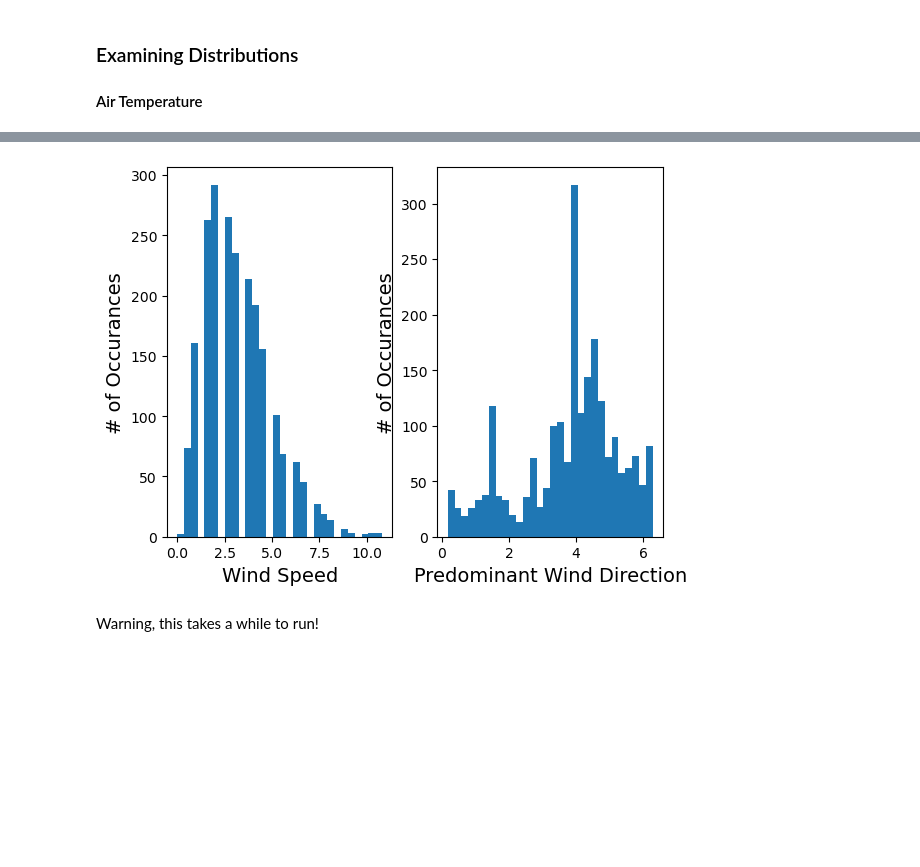
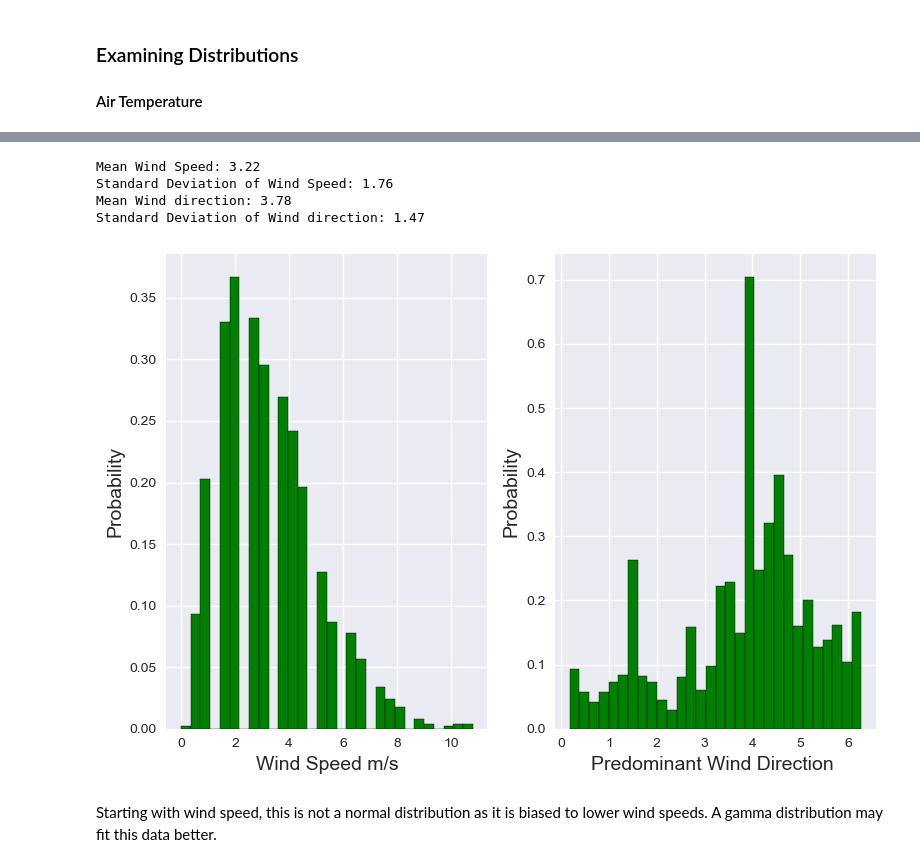
Before and after one commit to DaveAero/Project1, a Jupyter notebook: Untitled.ipynb, the cells around one changed output, grey strips where cells are left out. Drawn from its saved outputs; the diff is of its cells as text; code cells hidden in the pictures; blank space fills up the shorter version.

```diff
--- a/Untitled.ipynb
+++ b/Untitled.ipynb
@@ -128,7 +120,6 @@ data["Air Temperature"] = data["Air Temperature"].apply(float)
 data["Mean Sea Level Pressure"] = data["Mean Sea Level Pressure"].apply(float)
 data["Mean Wind Speed"] = data["Mean Wind Speed"].apply(float)
 data["Predominant Wind Direction"] = data["Predominant Wind Direction"].apply(int)
-data["Relative Humidity"] = data["Relative Humidity"].apply(float)
 
 # Inserting columns for later use
 data.insert(column = 'Absolute Pressure', loc = int(len(data.columns)), value = np.nan)
@@ -136,7 +127,7 @@ data.insert(column = 'datetime', loc = 0, value = pd.to_datetime(data["Date and
 data['month'] = data['datetime'].dt.month
 
 # Removing unused columns
-data = data.drop(columns=["Date and Time", "Rainfall Indicators", "Temperature Indicators", "Wet Bulb Indicators", "Wet Bulb Temperature","Dew Point Temperature", "Vapour Pressure", "Wind Speed Indicators", "Wind Direction Indicators"])
+data = data.drop(columns=["Date and Time", "Rainfall Indicators", "Temperature Indicators", "Relative Humidity", "Wet Bulb Indicators", "Wet Bulb Temperature","Dew Point Temperature", "Vapour Pressure", "Wind Speed Indicators", "Wind Direction Indicators"])
 # %%
 # Converting to the correct units, as defined above
 # Temperature from Celcius to Kelvin
@@ -175,12 +166,20 @@ data.describe()
 
 #### Air Temperature
 # %%
+#setting theme for all graphs
+plt.style.use('seaborn')
+
 # Plotting Air Temperature
-plt.hist(data['Temp Kelvin'], bins=30, ec="k")
+plt.hist(data['Temp Kelvin'], bins=30, ec="k", color = 'g', density = True)
+
+# Adding labels
 plt.xlabel('Air Temperature in Kelvin', fontsize=14)
+plt.ylabel('Probability', fontsize=14)
+plt.title('Air Temperature Probability Distribution')
 
 plt.show()
 
+# Printing  relevent data
 print("Mean Air Temperature: {}".format("%.2f" % np.mean(data['Temp Kelvin'])))
 print("Standard Deviation of Air Temperature: {}".format("%.2f" % np.std(data['Temp Kelvin'])))
 # %% [output]
@@ -264,17 +267,27 @@ Looking at wind speed and direction
 # %%
 # plot:
 plt.subplot(1, 2, 1)
-plt.hist(data['Wind Speed'], bins=30)
-plt.xlabel('Wind Speed', fontsize=14)
-plt.ylabel('# of Occurances', fontsize=14)
+plt.hist(data['Wind Speed'], bins=30, ec="k", color='g', density = True)
+plt.xlabel('Wind Speed m/s', fontsize=14)
+plt.ylabel('Probability', fontsize=14)
+print("Mean Wind Speed: {}".format("%.2f" % np.mean(data['Wind Speed'])))
+print("Standard Deviation of Wind Speed: {}".format("%.2f" % np.std(data['Wind Speed'])))
 
 plt.subplot(1, 2, 2)
-plt.hist(data['Wind direction'], bins=30)
-plt.xlabel('Predominant Wind Direction', fontsize=14)
-plt.ylabel('# of Occurances', fontsize=14)
+plt.hist(data['Wind direction'], bins=30, ec="k", color='g', density = True)
+plt.xlabel('Predominant Wind Direction ', fontsize=14)
+plt.ylabel('Probability', fontsize=14)
+print("Mean Wind direction: {}".format("%.2f" % np.mean(data['Wind direction'])))
+print("Standard Deviation of Wind direction: {}".format("%.2f" % np.std(data['Wind direction'])))
+
+plt.tight_layout()
 
 plt.show()
 # %% [output]
+Mean Wind Speed: 3.22
+Standard Deviation of Wind Speed: 1.76
+Mean Wind direction: 3.78
+Standard Deviation of Wind direction: 1.47
-[figure, old version]
+[figure, new version]
-# %% [markdown]
-Warning, this takes a while to run!
+# %% [markdown]
+Starting with wind speed, this is not a normal distribution as it is biased to lower wind speeds. A gamma distribution may fit this data better.
```
Also changed, not shown: parts of 43 cells of this notebook.
